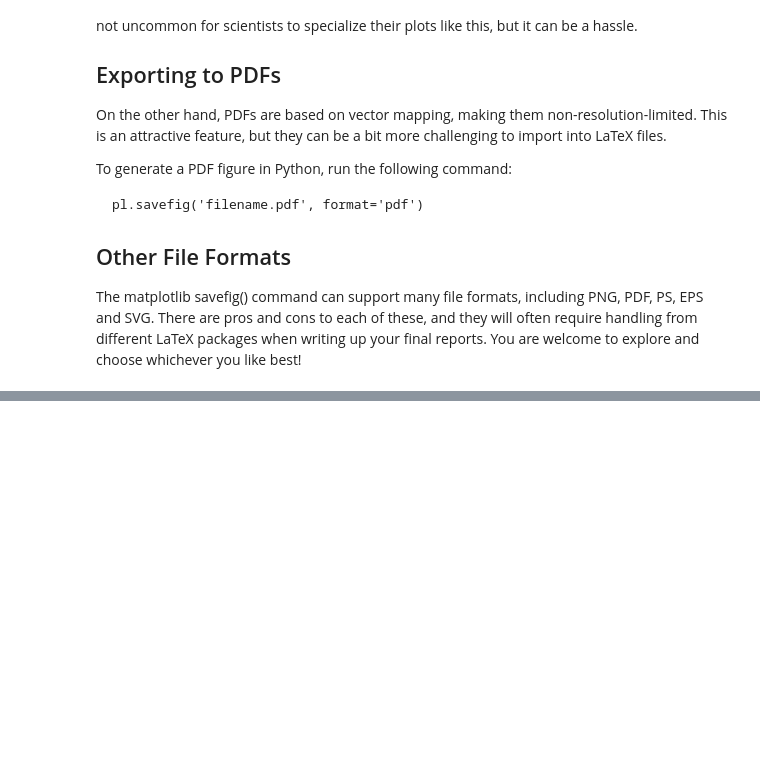
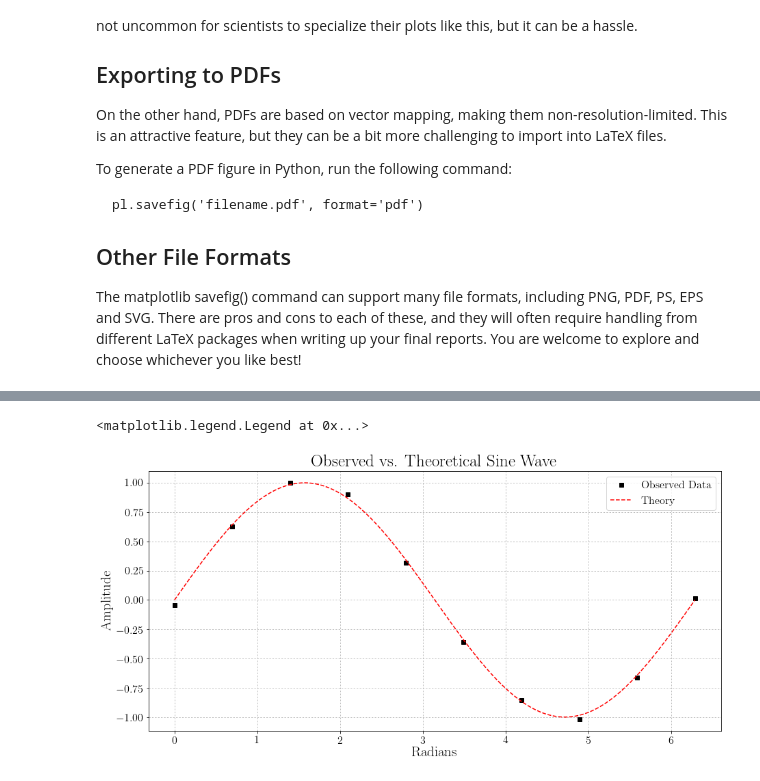
Before and after one commit to AaronParsons/ugradio, a Jupyter notebook: jupyter_tutorials/lab1/python_intro.ipynb, the cells around one changed output, grey strips where cells are left out. Saved outputs shown, nothing was run; the diff lists cells and outputs as text; code cells hidden in the pictures; blank space fills up the shorter version.

```diff
--- a/jupyter_tutorials/lab1/python_intro.ipynb
+++ b/jupyter_tutorials/lab1/python_intro.ipynb
@@ -224,0 +243,23 @@ The matplotlib savefig() command can support many file formats, including PNG, P
+# %%
+from scipy import interpolate
+
+pl.rc('font', family='serif')
+pl.rc('text', usetex=True)
+pl.rc('xtick', labelsize=16)
+pl.rc('ytick', labelsize=16)
+
+t = np.linspace(0,2*np.pi, 10)
+t_theory = np.linspace(0,2*np.pi,1000)
+data = np.sin(t) + 0.05*np.random.randn(len(t))
+theory = np.sin(t_theory)
+
+pl.plot(t,data,'ks',label=r'Observed Data')
+pl.plot(t_theory,theory,'r--',label=r'Theory')
+pl.xlabel(r'\huge{Radians}')
+pl.ylabel(r'\huge{Amplitude}')
+pl.title(r'\Huge{Observed vs. Theoretical Sine Wave}')
+pl.grid(linestyle=':')
+pl.legend(fontsize=16)
+# %% [output]
+<matplotlib.legend.Legend at 0x...>
+[figure, added]
```
Also changed, not shown: parts of 4 cells of this notebook.
